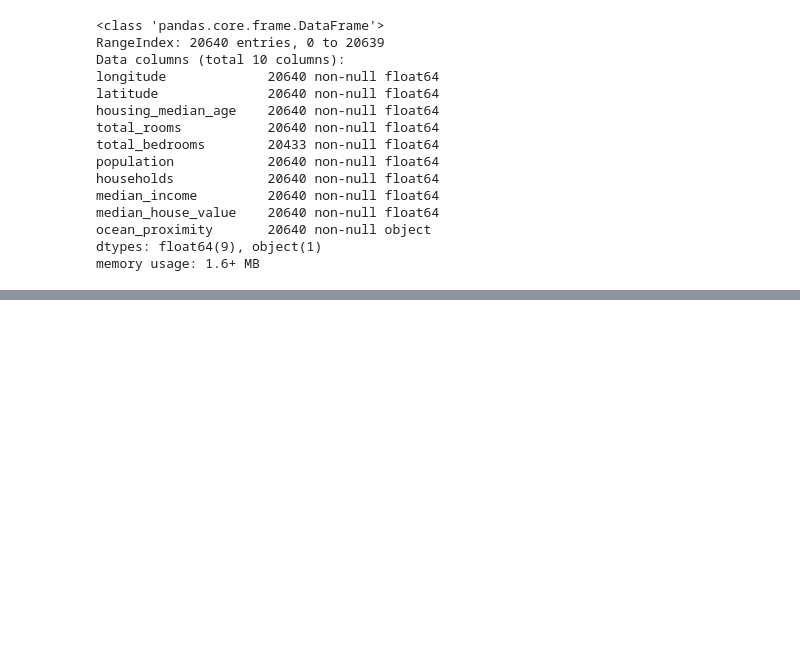
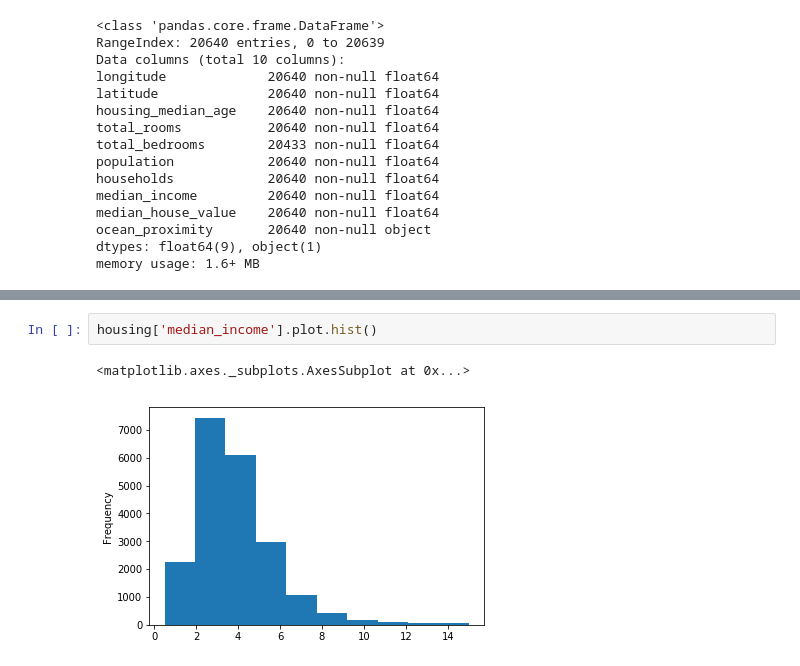
Before and after one commit to jdemianowski/handson-ml, a Jupyter notebook: lab-1-housing.ipynb, the cells around one changed output, grey strips where cells are left out. Saved outputs shown, nothing was run; the diff lists cells and outputs as text; blank space fills up the shorter version.

```diff
--- a/lab-1-housing.ipynb
+++ b/lab-1-housing.ipynb
@@ -72,0 +121,5 @@ memory usage: 1.6+ MB
+# %%
+housing['median_income'].plot.hist()
+# %% [output]
+<matplotlib.axes._subplots.AxesSubplot at 0x...>
+[figure, added]
```
Also changed, not shown: parts of 10 cells of this notebook.
